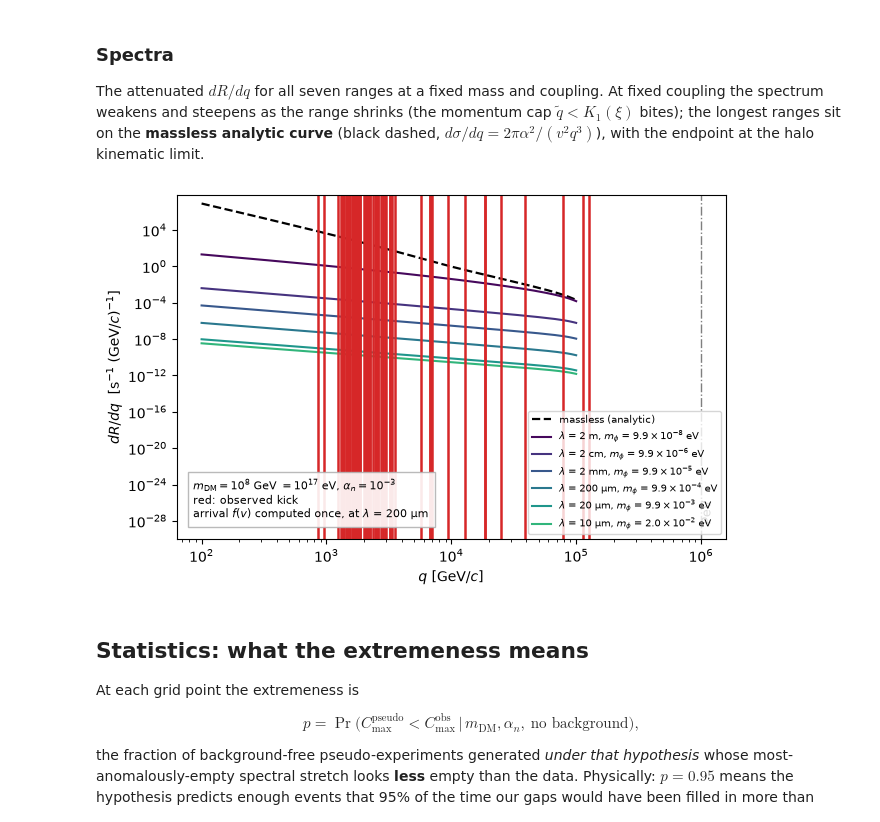
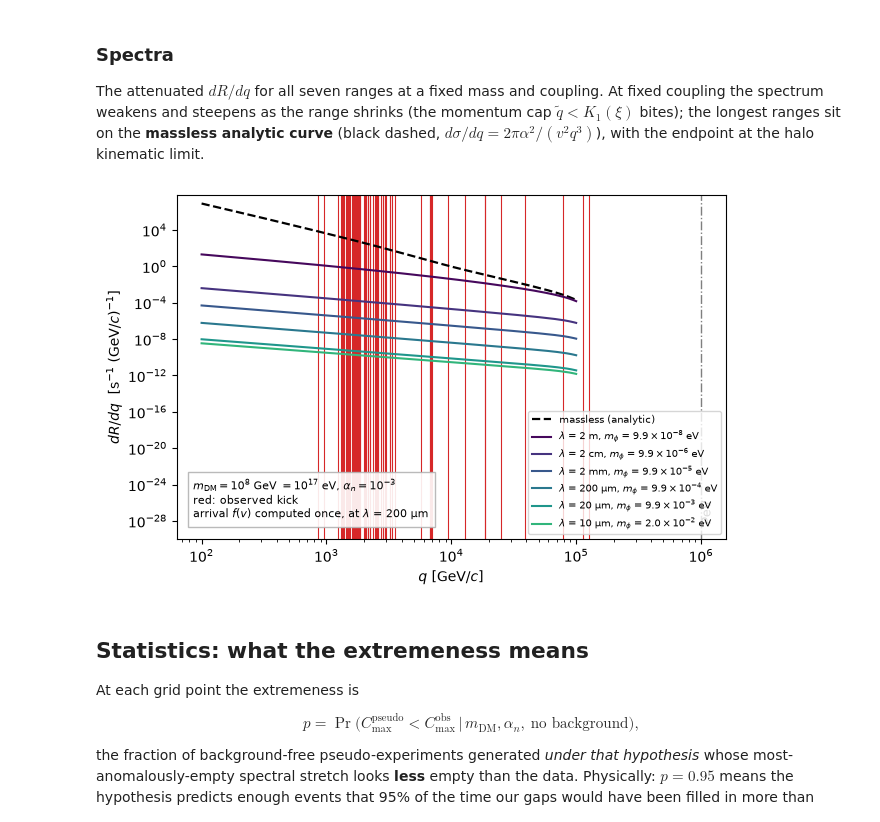
Before and after one commit to PolonaiseExperiment/luhdm, a Jupyter notebook: notebooks/02_methodology.ipynb, the cells around one changed output. Drawn from its saved outputs; the diff is of its cells as text; code cells hidden in the pictures.

```diff
--- a/notebooks/02_methodology.ipynb
+++ b/notebooks/02_methodology.ipynb
@@ -267,37 +267,37 @@ v_f_show = atmosphere.compute_v_f_distribution(
 f_v_f_show = atmosphere.compute_f_vf(v_f_show, v_min_show)[0]
 
 fig, ax = plt.subplots(figsize=(6.5, 4.2))
+# observed kicks first (thin, behind) so the spectra curves read on top of them
+for q_ev in EVENTS:
+    ax.axvline(q_ev, color="#d62728", lw=0.8, zorder=0)
 ax.loglog(qs_plot,
           differential_rate_trapz(qs_plot, ALPHA_N_SHOW, M_SHOW,
                                   f_v_f_show, XS_MASSLESS),
           color="k", ls="--", lw=1.6, label="massless (analytic)")
 for tag, lamb, color in LAMBDAS:
     if tag in HIDE:
         continue
     ax.loglog(qs_plot,
               differential_rate_trapz(qs_plot, ALPHA_N_SHOW, M_SHOW,
                                       f_v_f_show, XSEC[tag]),
               color=color, label=range_legend(lamb))
-for q_ev in EVENTS:
-    ax.axvline(q_ev, color="#d62728", lw=1.8)
 ax.set_ylim(bottom=1e-30)
 ax.set_xlabel(r"$q$ [GeV/$c$]")
 ax.set_ylabel(r"$dR/dq$  [s$^{-1}$ (GeV/$c$)$^{-1}$]")
 ax.axvline(1e6, color="#7f7f7f", lw=1.0, ls="-.")
 ax.text(1e6, 0.03, " PeV", color="#555555", fontsize=9, ha="left",
         va="bottom", rotation=90, transform=ax.get_xaxis_transform())
 ax.text(0.03, 0.05,
         rf"$m_{{\rm DM}} = 10^8$ GeV $= 10^{{17}}$ eV, $\alpha_n = 10^{{-3}}$"
         "\nred: observed kick"
         "\narrival $f(v)$ computed once, at $\lambda$ = 200 µm",
         transform=ax.transAxes, ha="left", va="bottom", fontsize=8,
         bbox=dict(fc="white", ec="0.7", alpha=0.9))
 ax.legend(fontsize=7)
 fig.tight_layout()
 save_figure(fig, "02_spectra")
-save_figure(fig, "02_spectra")
 # %% [output]
-[figure, old version]
+[figure, new version]
 # %% [markdown]
 ## Statistics: what the extremeness means
 
```
Also changed, not shown: parts of 3 cells of this notebook, 36 other files.
